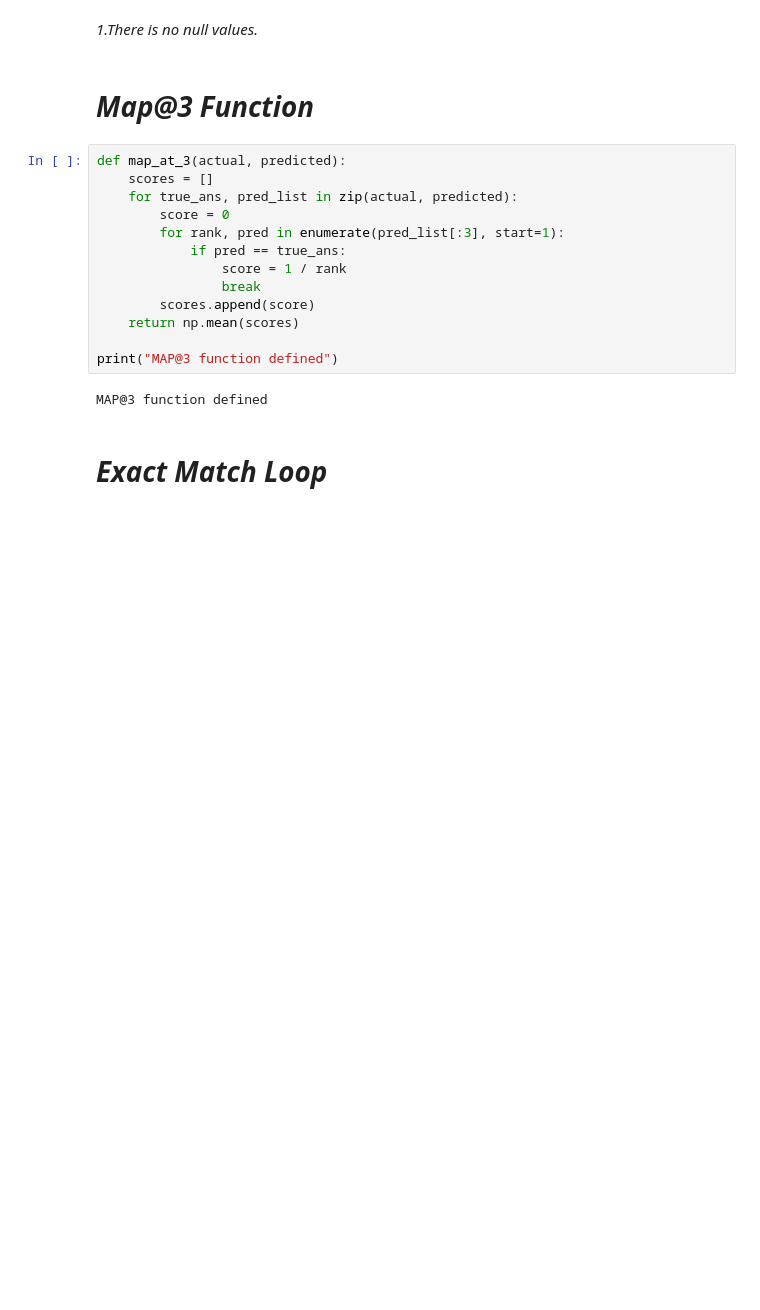
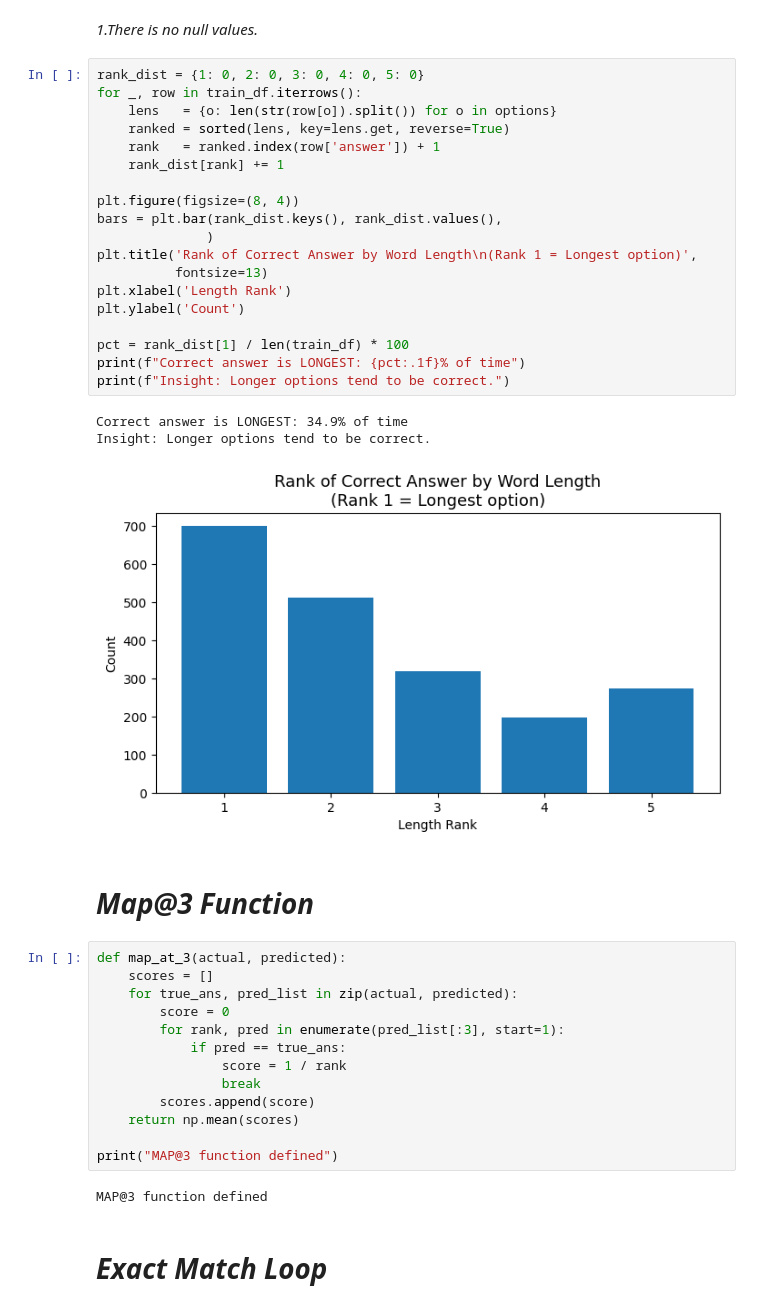
Before and after one commit to 23f2005181/DL-23f2005181-notebook-t22026, a Jupyter notebook: kaggle_notebook.ipynb, the cells around one changed output. Drawn from its saved outputs; the diff is of its cells as text; blank space fills up the shorter version.

```diff
--- a/kaggle_notebook.ipynb
+++ b/kaggle_notebook.ipynb
@@ -148,5 +163,28 @@ dtype: int64
 # %% [markdown]
 *1.There is no null values.*
+# %%
+rank_dist = {1: 0, 2: 0, 3: 0, 4: 0, 5: 0}
+for _, row in train_df.iterrows():
+    lens   = {o: len(str(row[o]).split()) for o in options}
+    ranked = sorted(lens, key=lens.get, reverse=True)
+    rank   = ranked.index(row['answer']) + 1
+    rank_dist[rank] += 1
+
+plt.figure(figsize=(8, 4))
+bars = plt.bar(rank_dist.keys(), rank_dist.values(),
+              )
+plt.title('Rank of Correct Answer by Word Length\n(Rank 1 = Longest option)',
+          fontsize=13)
+plt.xlabel('Length Rank')
+plt.ylabel('Count')
+
+pct = rank_dist[1] / len(train_df) * 100
+print(f"Correct answer is LONGEST: {pct:.1f}% of time")
+print(f"Insight: Longer options tend to be correct.")
+# %% [output]
+Correct answer is LONGEST: 34.9% of time
+Insight: Longer options tend to be correct.
+[figure, added]
 # %% [markdown]
 # *Map@3 Function*
 # %%
```
Also changed, not shown: parts of 58 cells of this notebook.
